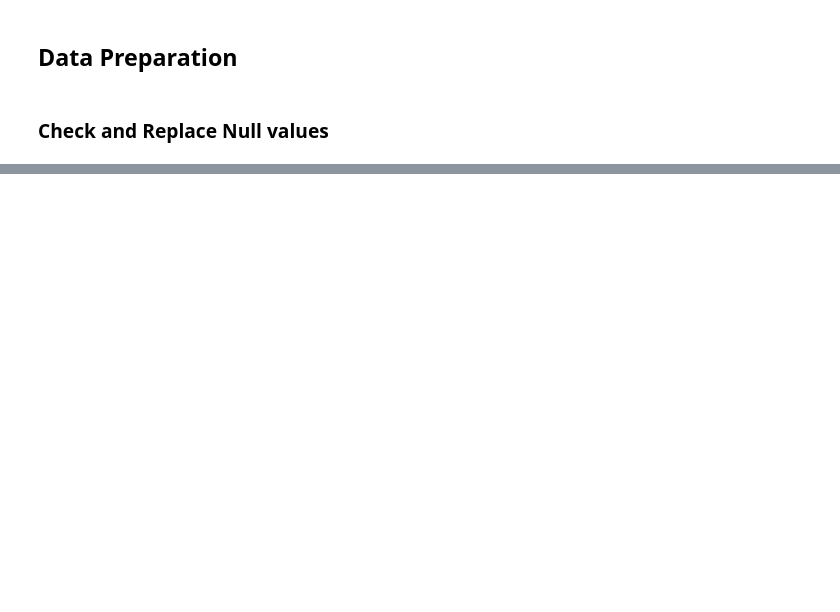
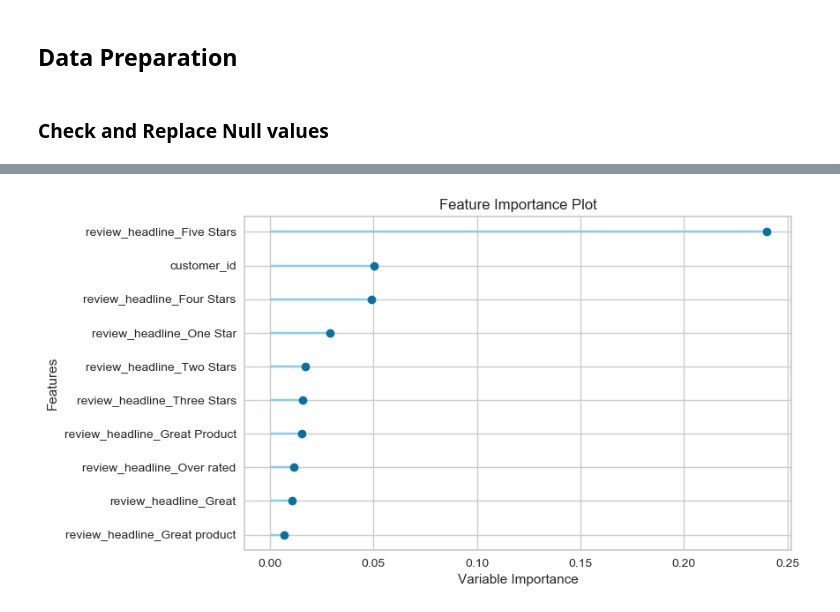
Before and after one commit to kirti-chaudhari/SpringBoard_DataScience_Career, a Jupyter notebook: CapstoneProject2/Capstone 2 - NLP.ipynb, the cells around one changed output, grey strips where cells are left out. Saved outputs shown, nothing was run; the diff lists cells and outputs as text; code cells hidden in the pictures; blank space fills up the shorter version.

```diff
--- a/CapstoneProject2/Capstone 2 - NLP.ipynb
+++ b/CapstoneProject2/Capstone 2 - NLP.ipynb
@@ -163,0 +575,4 @@ ax = sns.barplot(x="Sentiment", y="Count",data=df_sentiments)
+# %%
+plot_model(tuned_rf, plot='feature')
+# %% [output]
+[figure, added]
```
Also changed, not shown: parts of 103 cells of this notebook, 5 other files.
